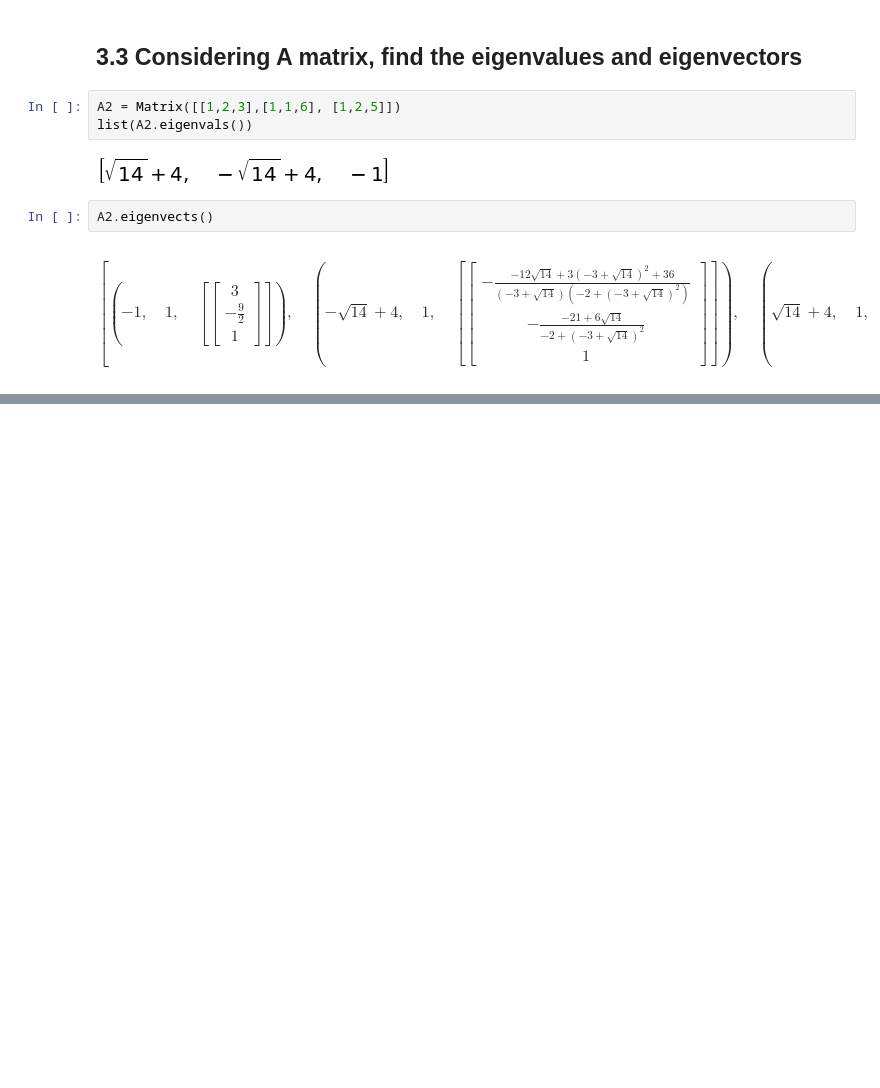
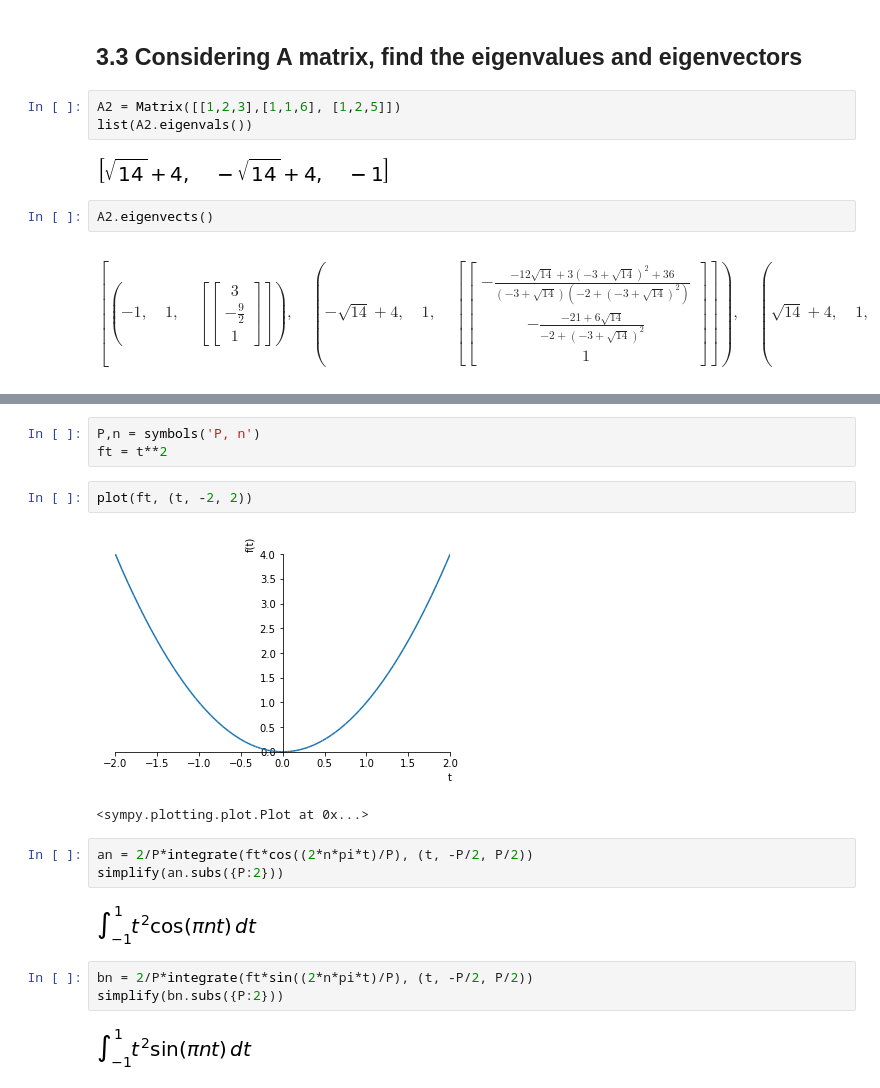
Before and after one commit to kageningen/CAD1-sympy, a Jupyter notebook: Exam-17112017.ipynb, the cells around one changed output, grey strips where cells are left out. Saved outputs shown, nothing was run; the diff lists cells and outputs as text; blank space fills up the shorter version.

```diff
--- a/Exam-17112017.ipynb
+++ b/Exam-17112017.ipynb
@@ -204,0 +210,18 @@ $$\left [ \left ( -1, \quad 1, \quad \left [ \left[\begin{matrix}3\\- \frac{9}{2
+# %%
+P,n = symbols('P, n')
+ft = t**2
+# %%
+plot(ft, (t, -2, 2))
+# %% [output]
+[figure, added]
+<sympy.plotting.plot.Plot at 0x...>
+# %%
+an = 2/P*integrate(ft*cos((2*n*pi*t)/P), (t, -P/2, P/2))
+simplify(an.subs({P:2}))
+# %% [output]
+[figure, added]
+# %%
+bn = 2/P*integrate(ft*sin((2*n*pi*t)/P), (t, -P/2, P/2))
+simplify(bn.subs({P:2}))
+# %% [output]
+[figure, added]
```
Also changed, not shown: parts of 2 cells of this notebook.
